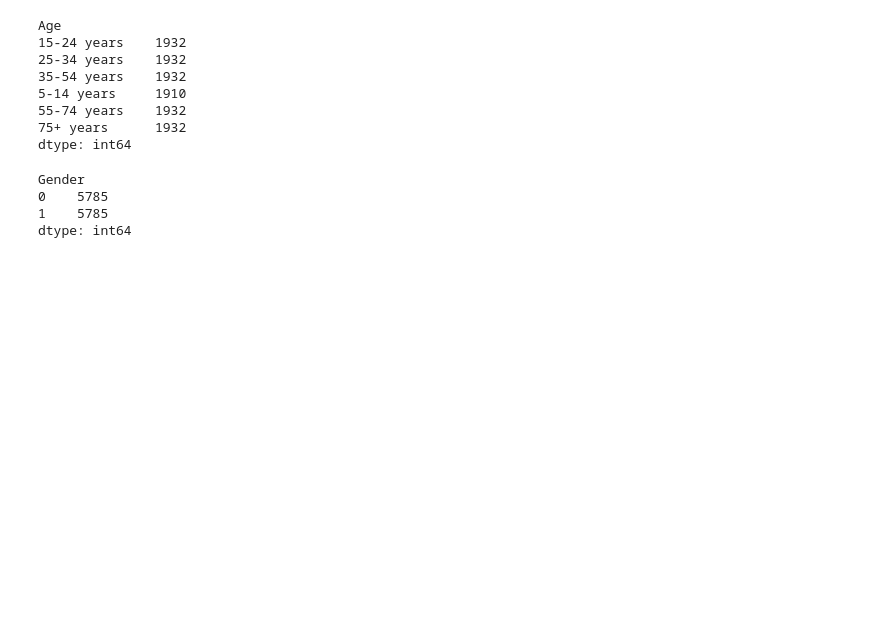
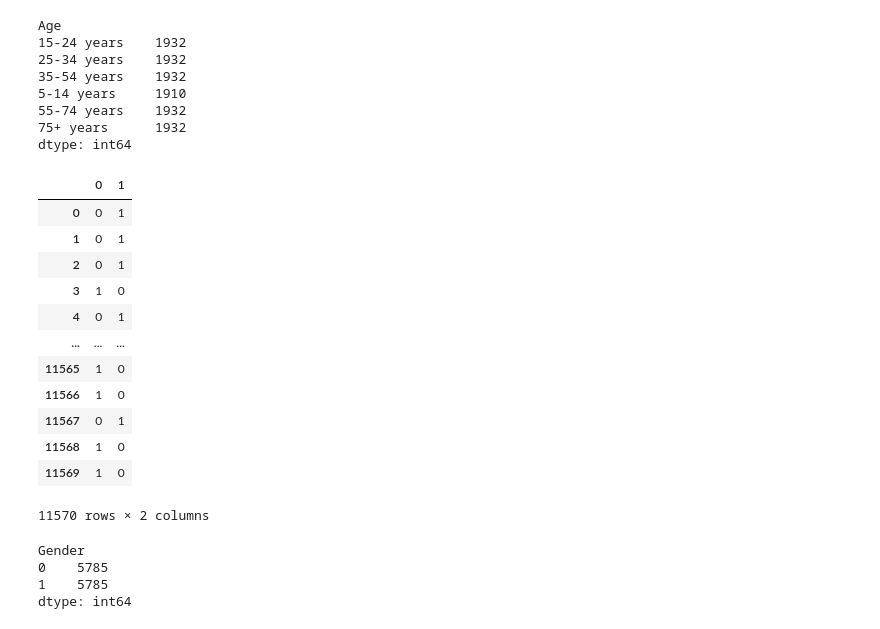
Before and after one commit to daasdemha/Sucide_prediction, a Jupyter notebook: X_and_y_selection.ipynb, the cells around one changed output. Saved outputs shown, nothing was run; the diff lists cells and outputs as text; code cells hidden in the pictures; blank space fills up the shorter version.

Commit message:
dummies created

```diff
--- a/X_and_y_selection.ipynb
+++ b/X_and_y_selection.ipynb
@@ -287,8 +287,24 @@ Age
 dtype: int64
 # %%
 le = LabelEncoder()
+a = pd.get_dummies(sucidedataframe.Gender,drop_first = True)
 sucidedataframe.Gender= le.fit_transform(sucidedataframe.Gender)
 sucidedataframe.Age= le.fit_transform(sucidedataframe.Age)
+a
+# %% [output]
+|  | 0 | 1 |
+| 0 | 0 | 1 |
+| 1 | 0 | 1 |
+| 2 | 0 | 1 |
+| 3 | 1 | 0 |
+| 4 | 0 | 1 |
+| ... | ... | ... |
+| 11565 | 1 | 0 |
+| 11566 | 1 | 0 |
+| 11567 | 0 | 1 |
+| 11568 | 1 | 0 |
+| 11569 | 1 | 0 |
+11570 rows × 2 columns
 # %%
 print(sucidedataframe.pivot_table(columns=['Gender'], aggfunc='size'))
 # %% [output]
```
Also changed, not shown: 1 other file.
